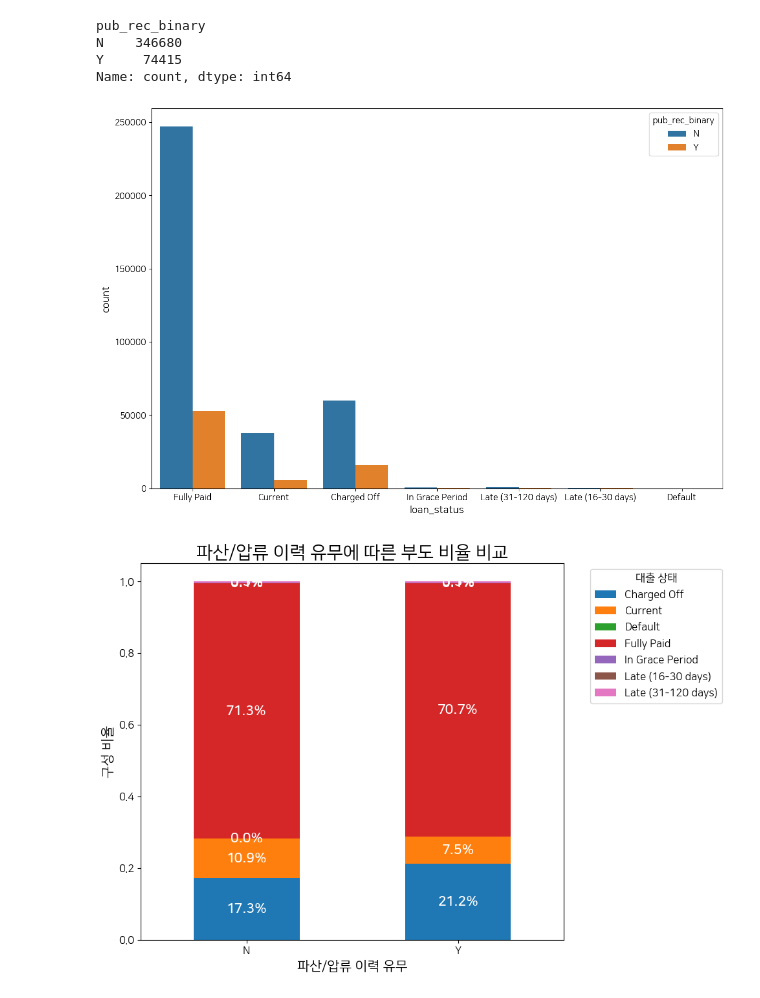
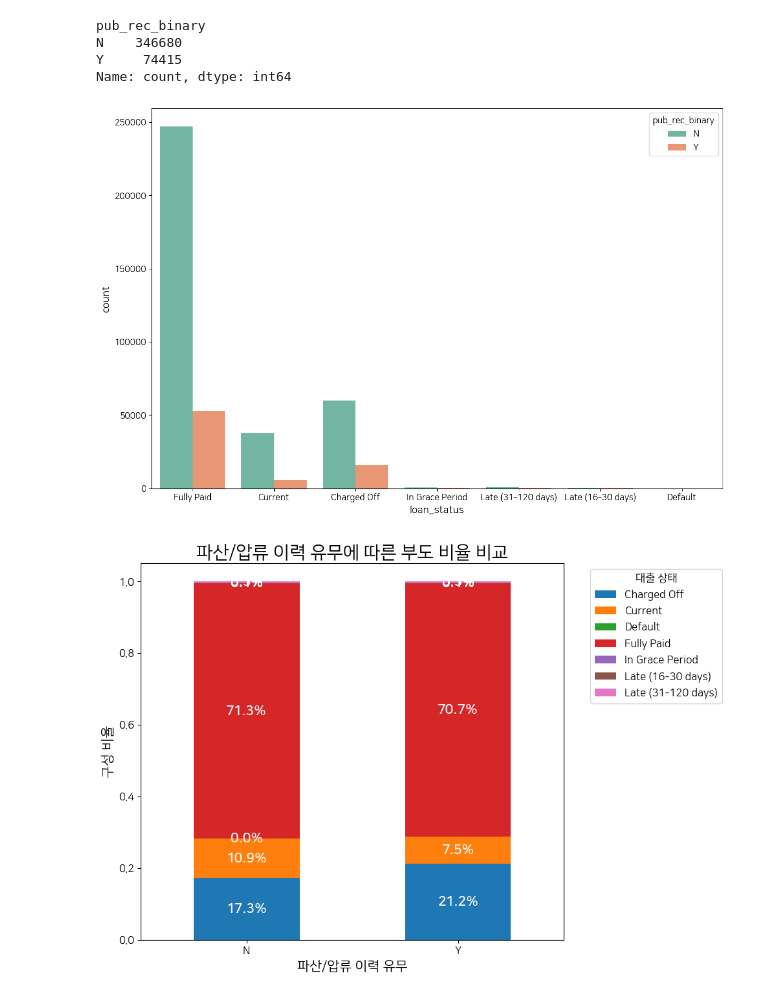
Before and after one commit to drkail6916/aiffel_datathon, a Jupyter notebook: 20250919_geon.ipynb, the cells around one changed output. Drawn from its saved outputs; the diff is of its cells as text; code cells hidden in the pictures.

```diff
--- a/20250919_geon.ipynb
+++ b/20250919_geon.ipynb
@@ -779,12 +854,12 @@ Name: count, dtype: int64
 # %%
 plt.figure(figsize=(12,8))
 
-sns.countplot(data=temp, x='loan_status', hue='pub_rec_binary')
+sns.countplot(data=temp, x='loan_status', hue='pub_rec_binary', palette='Set2')
 
 plt.tight_layout()
 plt.show()
 # %% [output]
-[figure, old version]
+[figure, new version]
 # %%
 temp_ratio = temp.groupby('pub_rec_binary')['loan_status'].value_counts(normalize=True).unstack()
 
```
Also changed, not shown: parts of 41 cells of this notebook.
